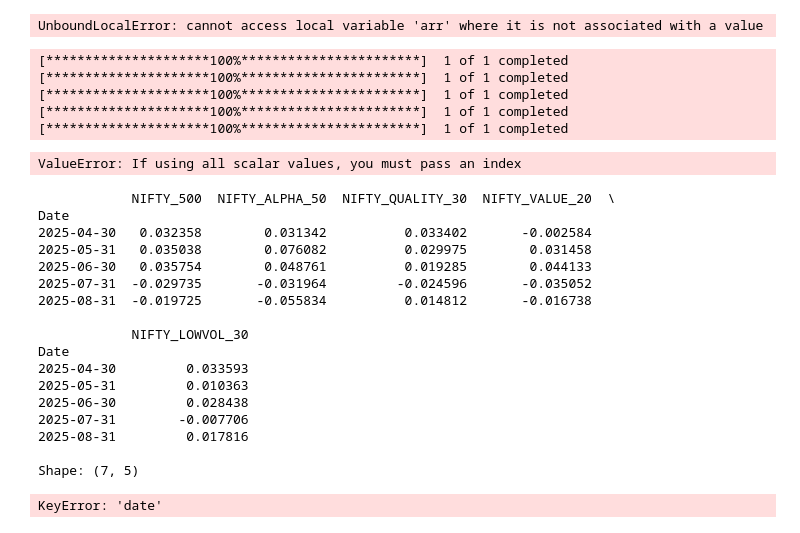
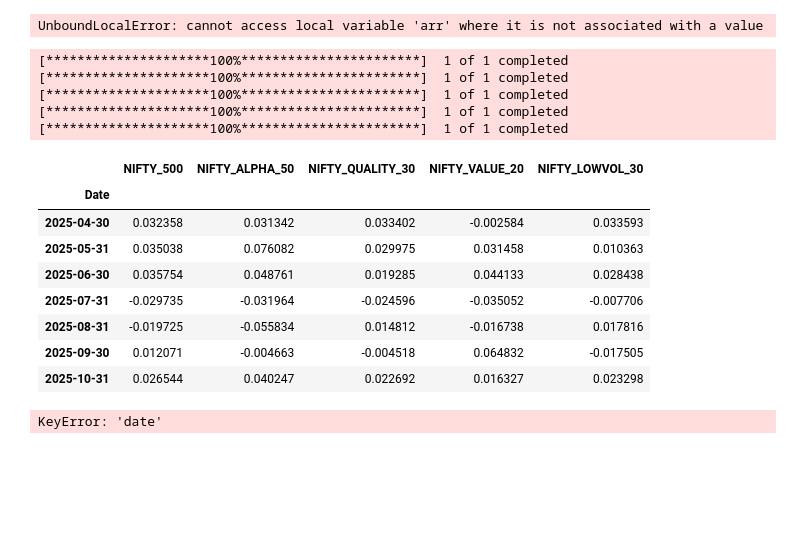
Before and after one commit to mayankjain281/Time_Series_Analysis, a Jupyter notebook: Nifty Stocks Analysis/SM 2025.ipynb, the cells around one changed output. Cells and saved outputs as stored; diff of their text form; code cells hidden in the pictures; blank space fills up the shorter version.

```diff
--- a/Nifty Stocks Analysis/SM 2025.ipynb
+++ b/Nifty Stocks Analysis/SM 2025.ipynb
@@ -3280,65 +3280,52 @@ tickers = {
 }
 
 data = {k: yf.download(v, start="2010-01-01")["Close"] for k,v in tickers.items()}
-df = pd.DataFrame(data)
-hist_returns_df = df.resample('M').last().pct_change().dropna()
 # %% [output]
 [*********************100%***********************]  1 of 1 completed
 [*********************100%***********************]  1 of 1 completed
 [*********************100%***********************]  1 of 1 completed
 [*********************100%***********************]  1 of 1 completed
 [*********************100%***********************]  1 of 1 completed
-ValueError: If using all scalar values, you must pass an index
 # %%
 import pandas as pd
-
 
 data_dict = data.copy()
 # Convert and align all data
 monthly_data = {}
 
 for name, df in data_dict.items():
     # Ensure Date is datetime
     df = df.copy()
     df.index = pd.to_datetime(df.index)
 
     # Take last day of each month (resample to monthly)
     monthly_prices = df.resample('ME').last()
 
     # Compute monthly returns
     monthly_returns = monthly_prices.pct_change().dropna()
 
     # Store returns
     monthly_data[name] = monthly_returns.iloc[:, 0]  # first (and only) column
 
 # Combine into one DataFrame
 hist_returns_df = pd.concat(monthly_data, axis=1)
 hist_returns_df.columns = monthly_data.keys()
 hist_returns_df.dropna(inplace=True)
 
 # Optional: Save to CSV for reuse
 hist_returns_df.to_csv("hist_returns_df.csv")
 
-print(hist_returns_df.head())
-print("\nShape:", hist_returns_df.shape)
+hist_returns_df
 # %% [output]
-            NIFTY_500  NIFTY_ALPHA_50  NIFTY_QUALITY_30  NIFTY_VALUE_20  \
-Date
-2025-04-30   0.032358        0.031342          0.033402       -0.002584
-2025-05-31   0.035038        0.076082          0.029975        0.031458
-2025-06-30   0.035754        0.048761          0.019285        0.044133
-2025-07-31  -0.029735       -0.031964         -0.024596       -0.035052
-2025-08-31  -0.019725       -0.055834          0.014812       -0.016738
-
-            NIFTY_LOWVOL_30
-Date
-2025-04-30         0.033593
-2025-05-31         0.010363
-2025-06-30         0.028438
-2025-07-31        -0.007706
-2025-08-31         0.017816
-
-Shape: (7, 5)
+|  | NIFTY_500 | NIFTY_ALPHA_50 | NIFTY_QUALITY_30 | NIFTY_VALUE_20 | NIFTY_LOWVOL_30 |
+| Date |  |  |  |  |  |
+| 2025-04-30 | 0.032358 | 0.031342 | 0.033402 | -0.002584 | 0.033593 |
+| 2025-05-31 | 0.035038 | 0.076082 | 0.029975 | 0.031458 | 0.010363 |
+| 2025-06-30 | 0.035754 | 0.048761 | 0.019285 | 0.044133 | 0.028438 |
+| 2025-07-31 | -0.029735 | -0.031964 | -0.024596 | -0.035052 | -0.007706 |
+| 2025-08-31 | -0.019725 | -0.055834 | 0.014812 | -0.016738 | 0.017816 |
+| 2025-09-30 | 0.012071 | -0.004663 | -0.004518 | 0.064832 | -0.017505 |
+| 2025-10-31 | 0.026544 | 0.040247 | 0.022692 | 0.016327 | 0.023298 |
 # %%
 hist_returns_df = pd.read_csv("hist_returns_df.csv", parse_dates=["Date"], index_col="Date")
 # %%
```
Also changed, not shown: parts of 5 cells of this notebook, 2 other files.
